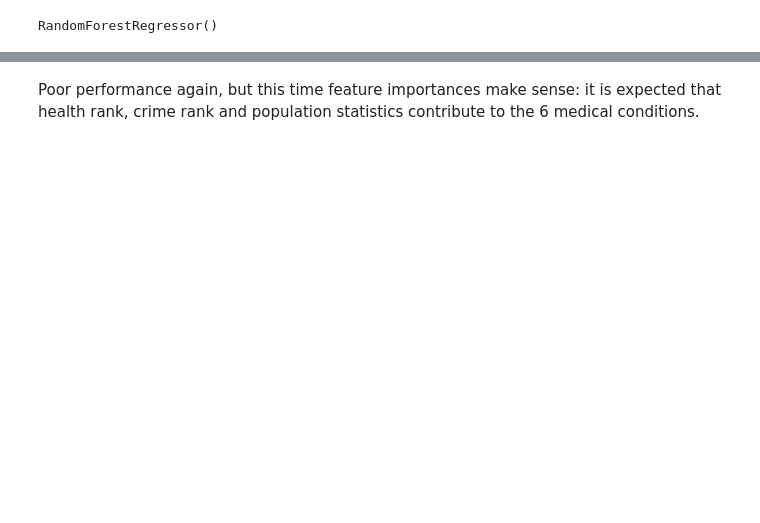
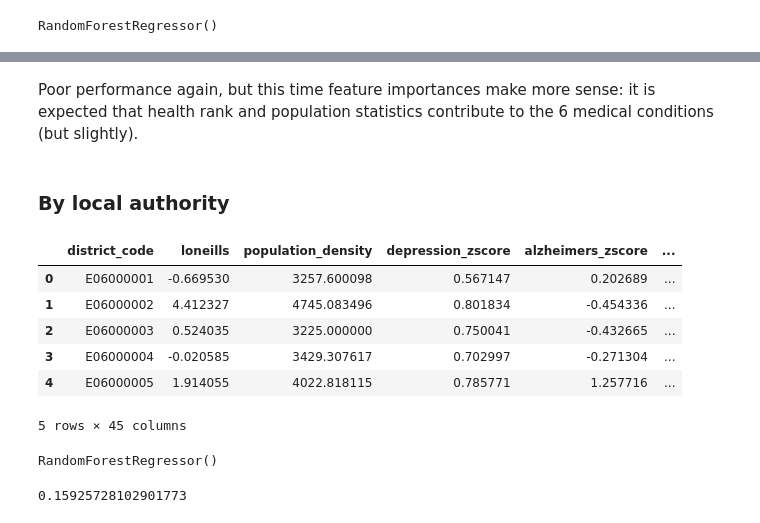
Before and after one commit to TamsinHu/Loneliness_study, a Jupyter notebook: random_forest.ipynb, the cells around one changed output, grey strips where cells are left out. Cells and saved outputs as stored; diff of their text form; code cells hidden in the pictures; blank space fills up the shorter version.

Commit message:
Finished tests at local authority level

```diff
--- a/random_forest.ipynb
+++ b/random_forest.ipynb
@@ -225,3 +230,16 @@ feature_imp(per_condition_model, x_train)
 # %% [markdown]
-Poor performance again, but this time feature importances make sense: it is expected that health rank, crime rank
-and population statistics contribute to the 6 medical conditions.
+Poor performance again, but this time feature importances make more sense: it is expected that health rank
+and population statistics contribute to the 6 medical conditions (but slightly).
+# %% [markdown]
+### By local authority
+# %%
+data_individual_la = by_LA(data_individual)
+data_individual_la.head()
+# %% [output]
+|  | district_code | loneills | population_density | depression_zscore | alzheimers_zscore | ... |
+| 0 | E06000001 | -0.669530 | 3257.600098 | 0.567147 | 0.202689 | ... |
+| 1 | E06000002 | 4.412327 | 4745.083496 | 0.801834 | -0.454336 | ... |
+| 2 | E06000003 | 0.524035 | 3225.000000 | 0.750041 | -0.432665 | ... |
+| 3 | E06000004 | -0.020585 | 3429.307617 | 0.702997 | -0.271304 | ... |
+| 4 | E06000005 | 1.914055 | 4022.818115 | 0.785771 | 1.257716 | ... |
+5 rows × 45 columns
@@ -227,0 +260,8 @@ and population statistics contribute to the 6 medical conditions.
+# %%
+per_condition_model_la.fit(x_train, y_train)
+# %% [output]
+RandomForestRegressor()
+# %%
+per_condition_model_la.score(x_test, y_test)
+# %% [output]
+0.15925728102901773
```
Also changed, not shown: parts of 16 cells of this notebook.
